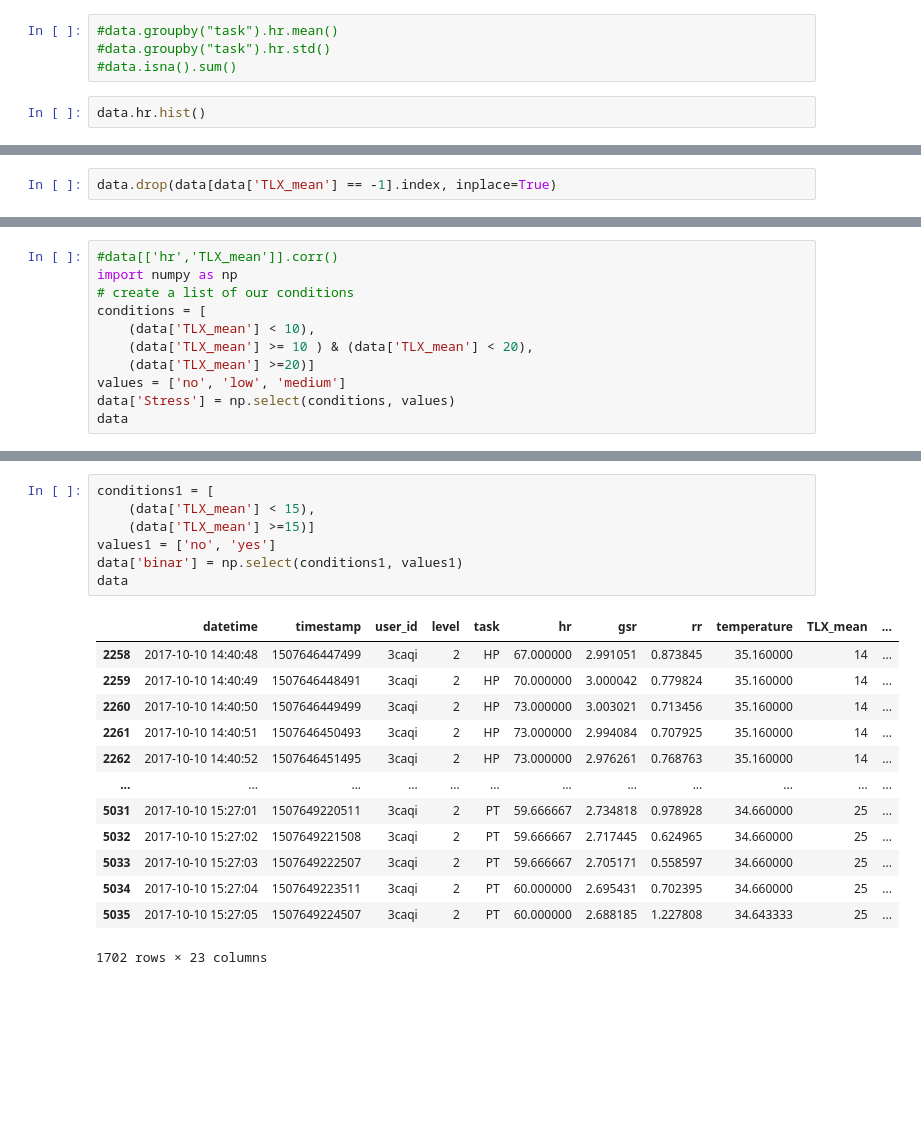
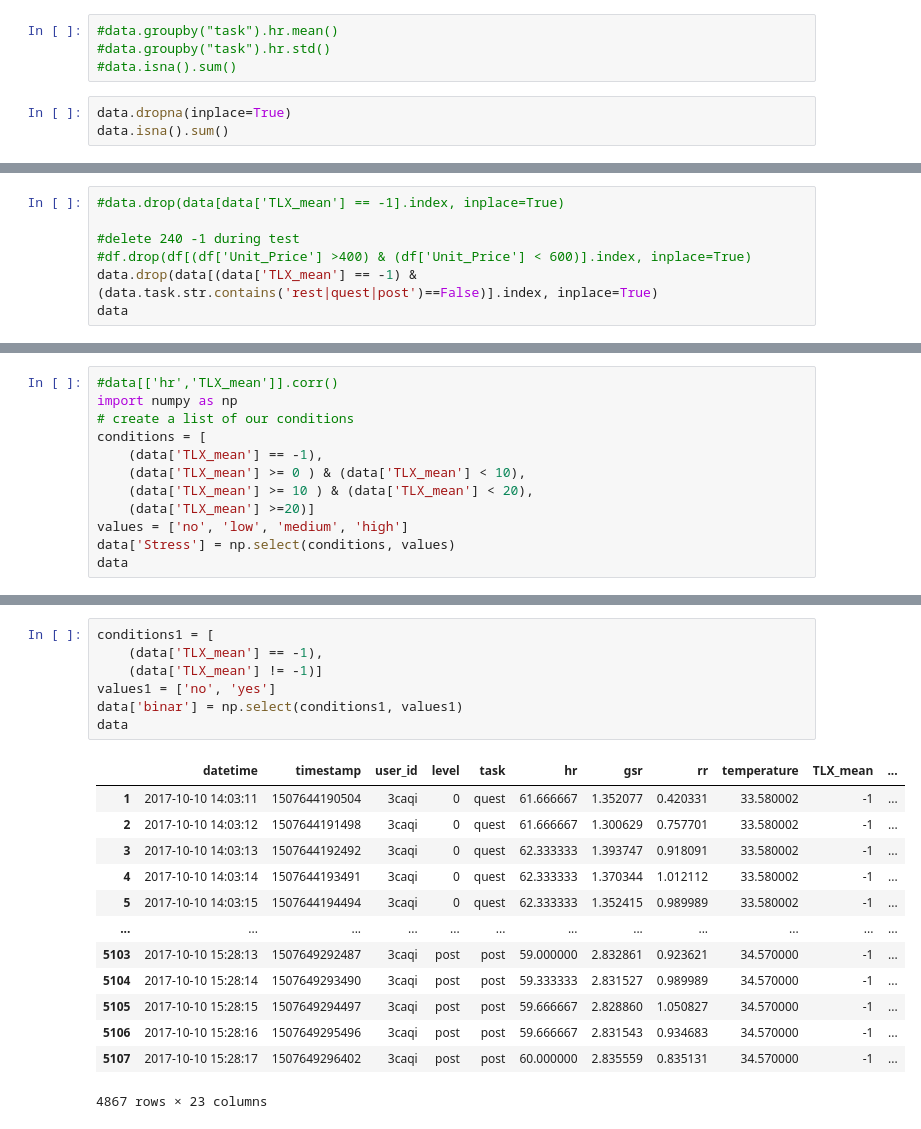
Before and after one commit to ExcellentDarkTea/laba-cogload, a Jupyter notebook: CogLoad_Stress.ipynb, the cells around one changed output, grey strips where cells are left out. Saved outputs shown, nothing was run; the diff lists cells and outputs as text; blank space fills up the shorter version.

```diff
--- a/CogLoad_Stress.ipynb
+++ b/CogLoad_Stress.ipynb
@@ -54,5 +63,6 @@ data[data.TLX_mean ==-1]
 #data.groupby("task").hr.std()
 #data.isna().sum()
 # %%
-data.hr.hist()
+data.dropna(inplace=True)
+data.isna().sum()
 # %% [output]
@@ -75,2 +109,7 @@ Int64Index([   0,    1,    2,    3,    4,    5,    6,    7,    8,    9,
 # %%
-data.drop(data[data['TLX_mean'] == -1].index, inplace=True)
+#data.drop(data[data['TLX_mean'] == -1].index, inplace=True)
+
+#delete 240 -1 during test
+#df.drop(df[(df['Unit_Price'] >400) & (df['Unit_Price'] < 600)].index, inplace=True)
+data.drop(data[(data['TLX_mean'] == -1) & (data.task.str.contains('rest|quest|post')==False)].index, inplace=True)
+data
@@ -127,10 +164,11 @@ data[data.TLX_mean < 20]
 import numpy as np
 # create a list of our conditions
 conditions = [
-    (data['TLX_mean'] < 10),
+    (data['TLX_mean'] == -1),
+    (data['TLX_mean'] >= 0 ) & (data['TLX_mean'] < 10),
     (data['TLX_mean'] >= 10 ) & (data['TLX_mean'] < 20),
     (data['TLX_mean'] >=20)]
-values = ['no', 'low', 'medium']
+values = ['no', 'low', 'medium', 'high']
 data['Stress'] = np.select(conditions, values)
 data
 # %% [output]
@@ -150,24 +188,24 @@ data
 # %%
 conditions1 = [
-    (data['TLX_mean'] < 15),
-    (data['TLX_mean'] >=15)]
+    (data['TLX_mean'] == -1),
+    (data['TLX_mean'] != -1)]
 values1 = ['no', 'yes']
 data['binar'] = np.select(conditions1, values1)
 data
 # %% [output]
 |  | datetime | timestamp | user_id | level | task | hr | gsr | rr | temperature | TLX_mean | ... |
-| 2258 | 2017-10-10 14:40:48 | 1507646447499 | 3caqi | 2 | HP | 67.000000 | 2.991051 | 0.873845 | 35.160000 | 14 | ... |
-| 2259 | 2017-10-10 14:40:49 | 1507646448491 | 3caqi | 2 | HP | 70.000000 | 3.000042 | 0.779824 | 35.160000 | 14 | ... |
-| 2260 | 2017-10-10 14:40:50 | 1507646449499 | 3caqi | 2 | HP | 73.000000 | 3.003021 | 0.713456 | 35.160000 | 14 | ... |
-| 2261 | 2017-10-10 14:40:51 | 1507646450493 | 3caqi | 2 | HP | 73.000000 | 2.994084 | 0.707925 | 35.160000 | 14 | ... |
-| 2262 | 2017-10-10 14:40:52 | 1507646451495 | 3caqi | 2 | HP | 73.000000 | 2.976261 | 0.768763 | 35.160000 | 14 | ... |
+| 1 | 2017-10-10 14:03:11 | 1507644190504 | 3caqi | 0 | quest | 61.666667 | 1.352077 | 0.420331 | 33.580002 | -1 | ... |
+| 2 | 2017-10-10 14:03:12 | 1507644191498 | 3caqi | 0 | quest | 61.666667 | 1.300629 | 0.757701 | 33.580002 | -1 | ... |
+| 3 | 2017-10-10 14:03:13 | 1507644192492 | 3caqi | 0 | quest | 62.333333 | 1.393747 | 0.918091 | 33.580002 | -1 | ... |
+| 4 | 2017-10-10 14:03:14 | 1507644193491 | 3caqi | 0 | quest | 62.333333 | 1.370344 | 1.012112 | 33.580002 | -1 | ... |
+| 5 | 2017-10-10 14:03:15 | 1507644194494 | 3caqi | 0 | quest | 62.333333 | 1.352415 | 0.989989 | 33.580002 | -1 | ... |
 | ... | ... | ... | ... | ... | ... | ... | ... | ... | ... | ... | ... |
-| 5031 | 2017-10-10 15:27:01 | 1507649220511 | 3caqi | 2 | PT | 59.666667 | 2.734818 | 0.978928 | 34.660000 | 25 | ... |
-| 5032 | 2017-10-10 15:27:02 | 1507649221508 | 3caqi | 2 | PT | 59.666667 | 2.717445 | 0.624965 | 34.660000 | 25 | ... |
-| 5033 | 2017-10-10 15:27:03 | 1507649222507 | 3caqi | 2 | PT | 59.666667 | 2.705171 | 0.558597 | 34.660000 | 25 | ... |
-| 5034 | 2017-10-10 15:27:04 | 1507649223511 | 3caqi | 2 | PT | 60.000000 | 2.695431 | 0.702395 | 34.660000 | 25 | ... |
-| 5035 | 2017-10-10 15:27:05 | 1507649224507 | 3caqi | 2 | PT | 60.000000 | 2.688185 | 1.227808 | 34.643333 | 25 | ... |
+| 5103 | 2017-10-10 15:28:13 | 1507649292487 | 3caqi | post | post | 59.000000 | 2.832861 | 0.923621 | 34.570000 | -1 | ... |
+| 5104 | 2017-10-10 15:28:14 | 1507649293490 | 3caqi | post | post | 59.333333 | 2.831527 | 0.989989 | 34.570000 | -1 | ... |
+| 5105 | 2017-10-10 15:28:15 | 1507649294497 | 3caqi | post | post | 59.666667 | 2.828860 | 1.050827 | 34.570000 | -1 | ... |
+| 5106 | 2017-10-10 15:28:16 | 1507649295496 | 3caqi | post | post | 59.666667 | 2.831543 | 0.934683 | 34.570000 | -1 | ... |
+| 5107 | 2017-10-10 15:28:17 | 1507649296402 | 3caqi | post | post | 60.000000 | 2.835559 | 0.835131 | 34.570000 | -1 | ... |
-1702 rows × 23 columns
+4867 rows × 23 columns
 # %%
 #data.boxplot(by =['Strese'], column =['hr'], grid = False)
 data.boxplot(column = 'gsr', by = 'Stress')
```
Also changed, not shown: parts of 25 cells of this notebook.
